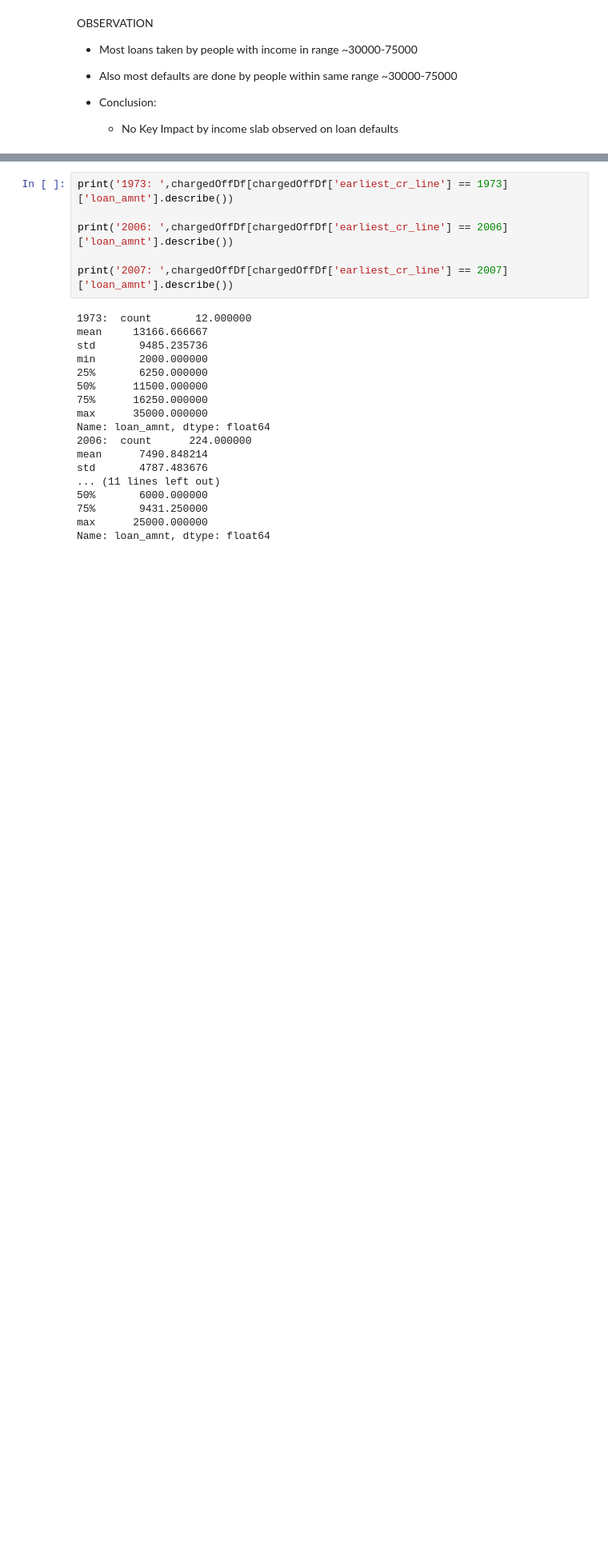
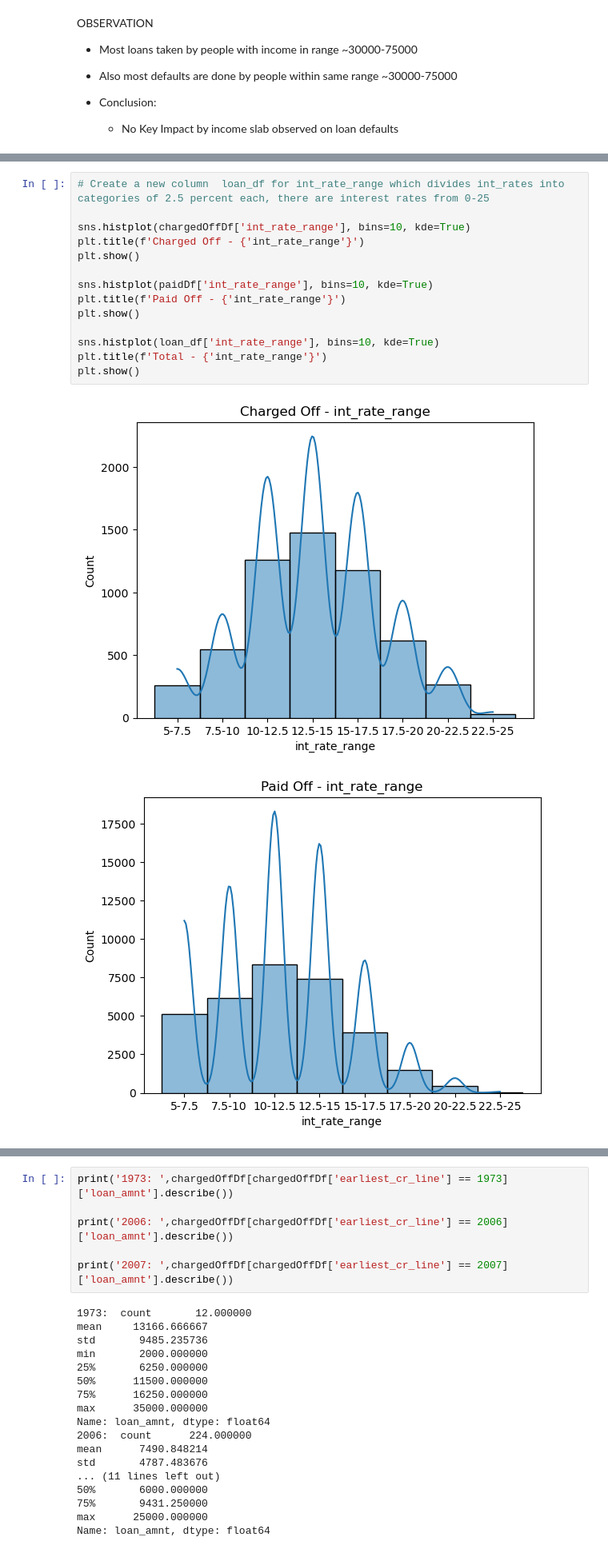
Before and after one commit to VFulara/LendingClubCaseStudy, a Jupyter notebook: final.ipynb, the cells around one changed output, grey strips where cells are left out. Shown at 80% size. Drawn from its saved outputs; the diff is of its cells as text; blank space fills up the shorter version.

```diff
--- a/final.ipynb
+++ b/final.ipynb
@@ -346,0 +369,17 @@ plt.show()
+# %%
+# Create a new column  loan_df for int_rate_range which divides int_rates into categories of 2.5 percent each, there are interest rates from 0-25
+
+sns.histplot(chargedOffDf['int_rate_range'], bins=10, kde=True)
+plt.title(f'Charged Off - {'int_rate_range'}')
+plt.show()
+
+sns.histplot(paidDf['int_rate_range'], bins=10, kde=True)
+plt.title(f'Paid Off - {'int_rate_range'}')
+plt.show()
+
+sns.histplot(loan_df['int_rate_range'], bins=10, kde=True)
+plt.title(f'Total - {'int_rate_range'}')
+plt.show()
+# %% [output]
+[figure, added]
+[figure, added]
```
Also changed, not shown: parts of 11 cells of this notebook, 1 other file.
